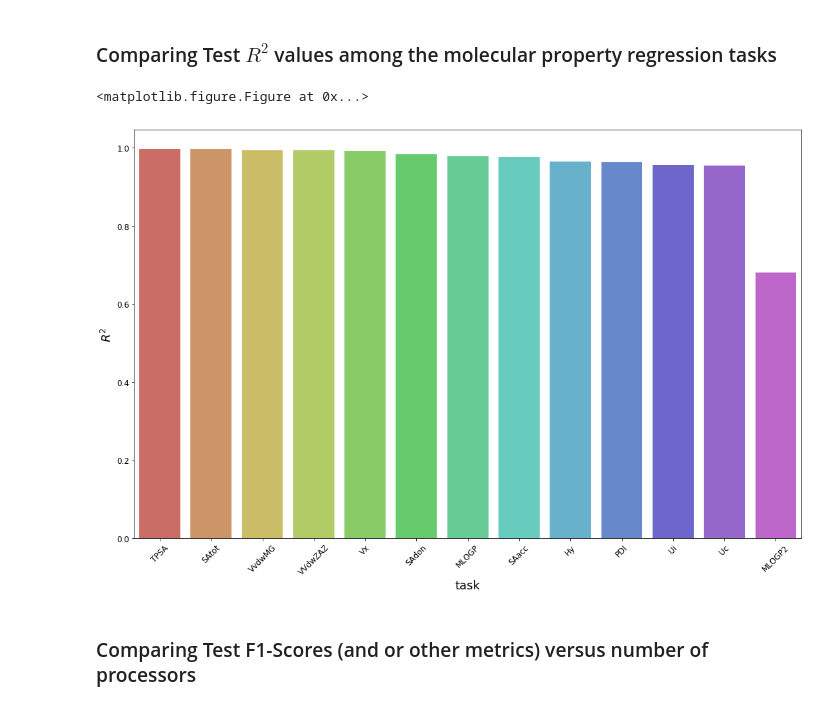
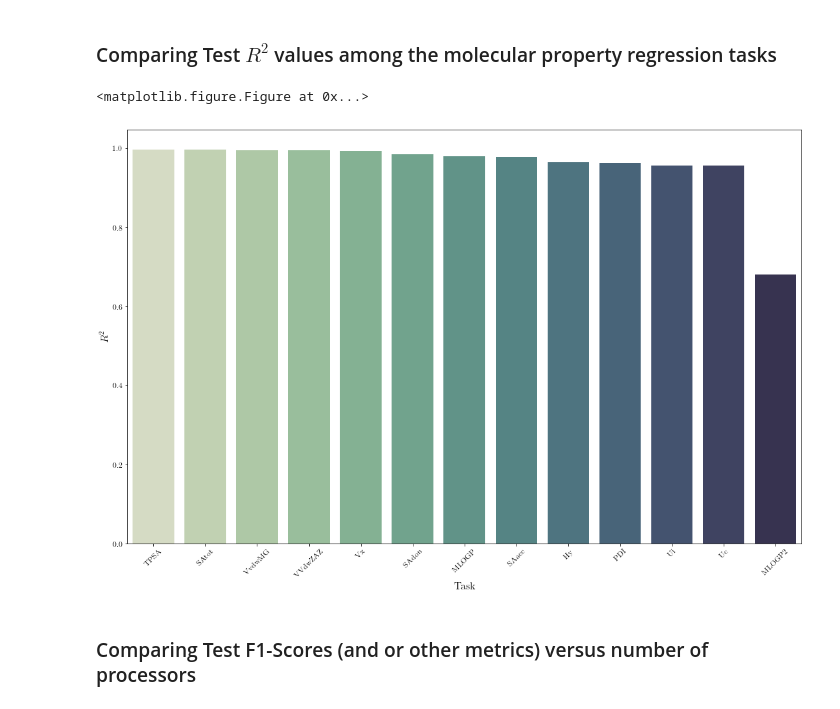
Before and after one commit to wderekjones/deep_protein_binding, a Jupyter notebook: results/evaluation_of_results.ipynb, the cells around one changed output. Saved outputs shown, nothing was run; the diff lists cells and outputs as text; code cells hidden in the pictures.

```diff
--- a/results/evaluation_of_results.ipynb
+++ b/results/evaluation_of_results.ipynb
@@ -6,12 +6,28 @@ import matplotlib.pyplot as plt
 % matplotlib inline
 import seaborn as sns
 import random
+import os
+import numpy as np
 
-TICK_SIZE = 12
-LABEL_PAD = 4
-plt.rc('axes', labelsize=18)
-plt.rc('xtick', labelsize=TICK_SIZE)
-plt.rc('ytick', labelsize=TICK_SIZE)
+
+SMALL_SIZE=12
+MEDIUM_SIZE=16
+
+
+# TICK_SIZE = 12
+# LABEL_PAD = 4
+# plt.rc('axes', labelsize=18)
+# plt.rc('xtick', labelsize=TICK_SIZE)
+# plt.rc('ytick', labelsize=TICK_SIZE)
+# plt.rc('label')
+# plt.style.use(["seaborn-paper"])
+# plt.rc('font', family='serif')
+plt.rc('axes', titlesize=SMALL_SIZE)     # fontsize of the axes title
+plt.rc('axes', labelsize=MEDIUM_SIZE)    # fontsize of the x and y labels
+plt.rc('xtick', labelsize=SMALL_SIZE)    # fontsize of the tick labels
+plt.rc('ytick', labelsize=SMALL_SIZE)    # fontsize of the tick labels
+plt.rc('text', usetex=True)
+plt.rc('font', family='serif')
 # %% [markdown]
 ### Comparing Test $R^2$ values among the molecular property regression tasks
 # %%
@@ -22,14 +38,16 @@ df = pd.DataFrame({"task":["Hy", "MLOGP", "MLOGP2", "PDI", "SAacc", "SAdon", "SA
 # %%
 plt.clf()
 plt.figure(figsize=(15,10))
-g = sns.barplot("task", "score", data=df, palette=sns.color_palette("hls", 15))
+# g = sns.barplot("task", "score", data=df, palette=sns.color_palette("hls", 15))
+g = sns.barplot("task", "score", data=df, palette=sns.cubehelix_palette(14, start=.5, rot=-.75))
 g.set_xticklabels(g.get_xticklabels(), rotation=45)
 g.set_ylabel("$R^{2}$")
+g.set_xlabel("Task")
 plt.tight_layout()
 plt.savefig('r2_per_task.png', format='png')
 # %% [output]
 <matplotlib.figure.Figure at 0x...>
-[figure, old version]
+[figure, new version]
 # %% [markdown]
 ### Comparing Test F1-Scores (and or other metrics) versus number of processors
 # %%
```
Also changed, not shown: parts of 16 cells of this notebook, 2 other files.
